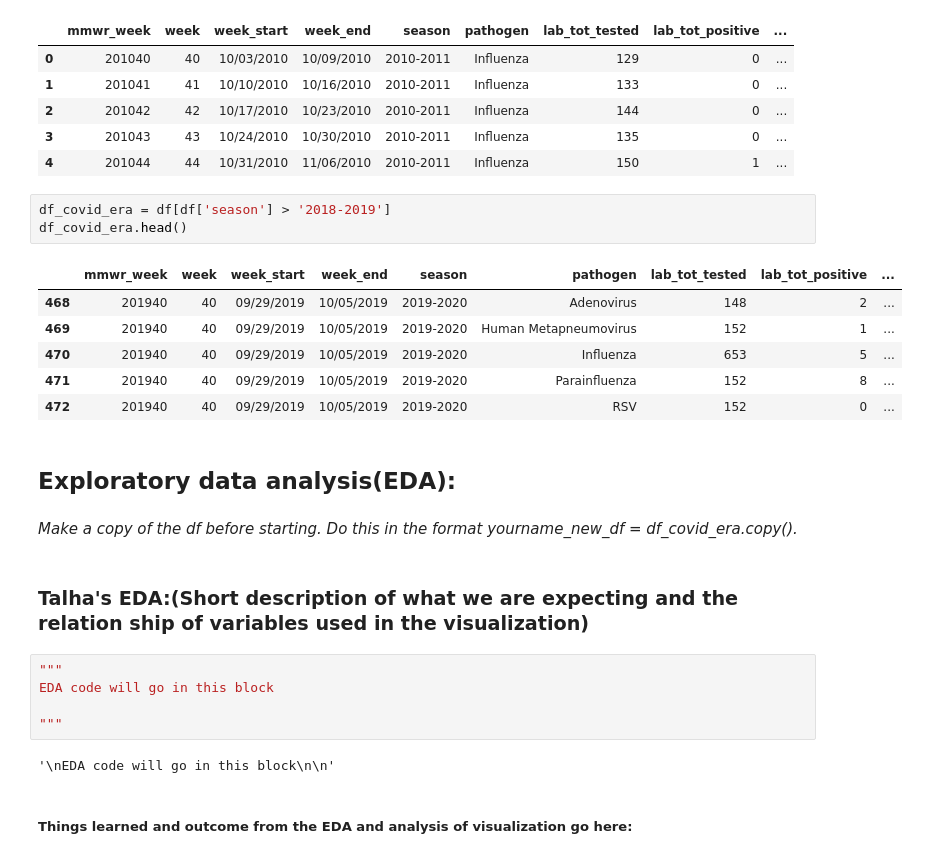
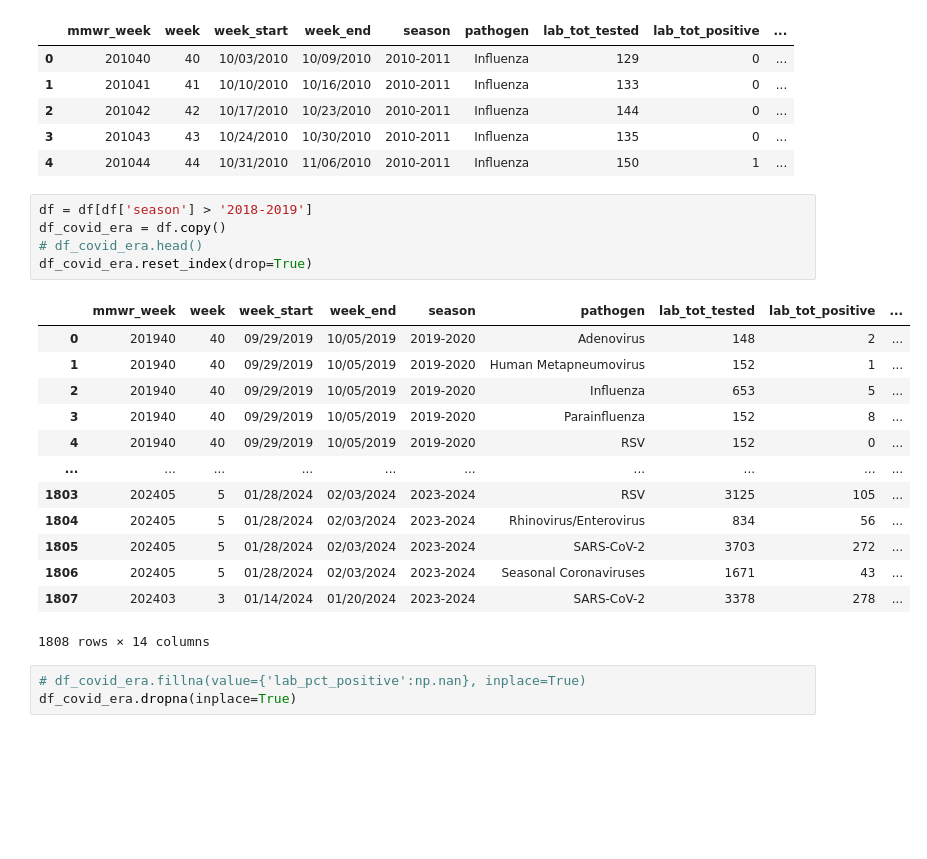
Before and after one commit to DaniyalSKKR/Covid19-Vaccinations-Obesity-Across-Ethnic-Groups, a Jupyter notebook: src/finalProject.ipynb, the cells around one changed output. Drawn from its saved outputs; the diff is of its cells as text; blank space fills up the shorter version.

Commit message:
Reorganized data, removed redundant files, rewrote reflection

```diff
--- a/src/finalProject.ipynb
+++ b/src/finalProject.ipynb
@@ -56,27 +60,24 @@ df.head()
 | 3 | 201043 | 43 | 10/24/2010 | 10/30/2010 | 2010-2011 | Influenza | 135 | 0 | ... |
 | 4 | 201044 | 44 | 10/31/2010 | 11/06/2010 | 2010-2011 | Influenza | 150 | 1 | ... |
 # %%
-df_covid_era = df[df['season'] > '2018-2019']
-df_covid_era.head()
+df = df[df['season'] > '2018-2019']
+df_covid_era = df.copy()
+# df_covid_era.head()
+df_covid_era.reset_index(drop=True)
 # %% [output]
 |  | mmwr_week | week | week_start | week_end | season | pathogen | lab_tot_tested | lab_tot_positive | ... |
-| 468 | 201940 | 40 | 09/29/2019 | 10/05/2019 | 2019-2020 | Adenovirus | 148 | 2 | ... |
-| 469 | 201940 | 40 | 09/29/2019 | 10/05/2019 | 2019-2020 | Human Metapneumovirus | 152 | 1 | ... |
-| 470 | 201940 | 40 | 09/29/2019 | 10/05/2019 | 2019-2020 | Influenza | 653 | 5 | ... |
-| 471 | 201940 | 40 | 09/29/2019 | 10/05/2019 | 2019-2020 | Parainfluenza | 152 | 8 | ... |
-| 472 | 201940 | 40 | 09/29/2019 | 10/05/2019 | 2019-2020 | RSV | 152 | 0 | ... |
+| 0 | 201940 | 40 | 09/29/2019 | 10/05/2019 | 2019-2020 | Adenovirus | 148 | 2 | ... |
+| 1 | 201940 | 40 | 09/29/2019 | 10/05/2019 | 2019-2020 | Human Metapneumovirus | 152 | 1 | ... |
+| 2 | 201940 | 40 | 09/29/2019 | 10/05/2019 | 2019-2020 | Influenza | 653 | 5 | ... |
+| 3 | 201940 | 40 | 09/29/2019 | 10/05/2019 | 2019-2020 | Parainfluenza | 152 | 8 | ... |
+| 4 | 201940 | 40 | 09/29/2019 | 10/05/2019 | 2019-2020 | RSV | 152 | 0 | ... |
+| ... | ... | ... | ... | ... | ... | ... | ... | ... | ... |
+| 1803 | 202405 | 5 | 01/28/2024 | 02/03/2024 | 2023-2024 | RSV | 3125 | 105 | ... |
+| 1804 | 202405 | 5 | 01/28/2024 | 02/03/2024 | 2023-2024 | Rhinovirus/Enterovirus | 834 | 56 | ... |
+| 1805 | 202405 | 5 | 01/28/2024 | 02/03/2024 | 2023-2024 | SARS-CoV-2 | 3703 | 272 | ... |
+| 1806 | 202405 | 5 | 01/28/2024 | 02/03/2024 | 2023-2024 | Seasonal Coronaviruses | 1671 | 43 | ... |
+| 1807 | 202403 | 3 | 01/14/2024 | 01/20/2024 | 2023-2024 | SARS-CoV-2 | 3378 | 278 | ... |
+1808 rows × 14 columns
-# %% [markdown]
-## Exploratory data analysis(EDA):
-# %% [markdown]
-_Make a copy of the df before starting. Do this in the format yourname_new_df = df_covid_era.copy()._
-# %% [markdown]
-### Talha's EDA:(Short description of what we are expecting and the relation ship of variables used in the visualization)
-# %%
-"""
-EDA code will go in this block
-
-"""
-# %% [output]
-'\nEDA code will go in this block\n\n'
-# %% [markdown]
-##### Things learned and outcome from the EDA and analysis of visualization go here:
+# %%
+# df_covid_era.fillna(value={'lab_pct_positive':np.nan}, inplace=True)
+df_covid_era.dropna(inplace=True)
```
Also changed, not shown: parts of 38 cells of this notebook, 19 other files.
